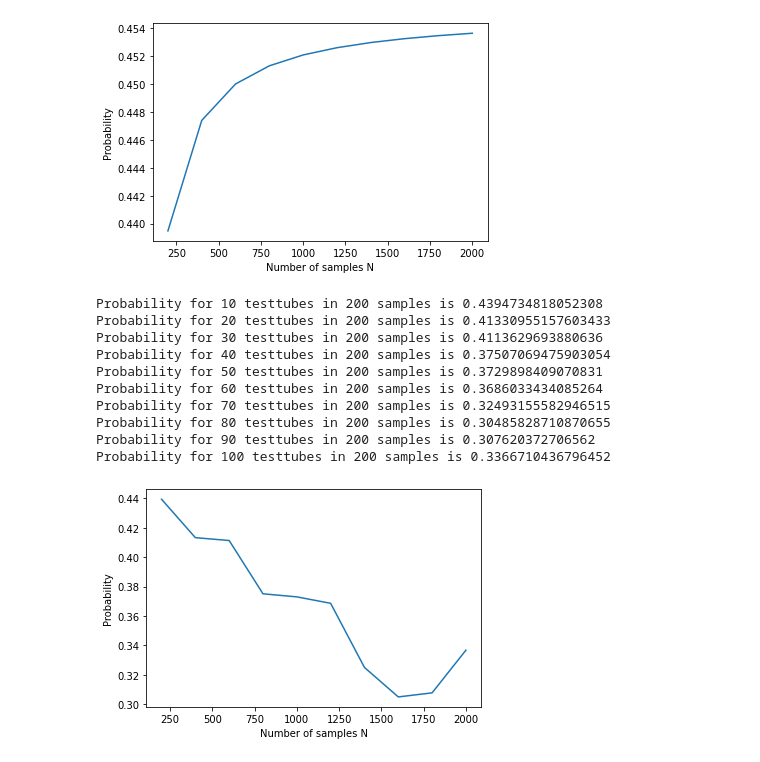
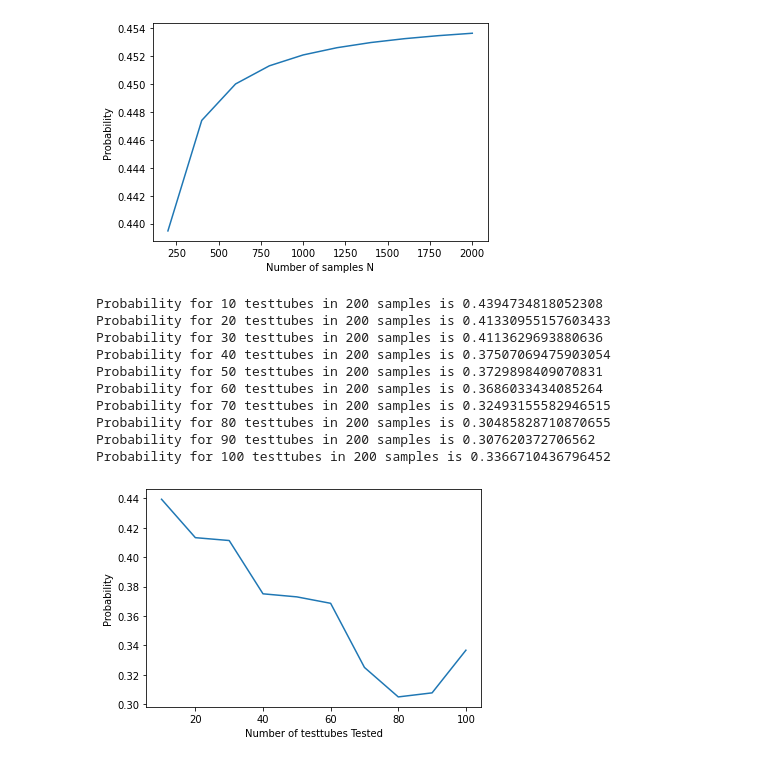
Before and after one commit to rohankalbag/EE325-Assignments, a Jupyter notebook: Assignment 3/Q2.ipynb, the cells around one changed output. Cells and saved outputs as stored; diff of their text form; code cells hidden in the pictures.

Commit message:
Added Plots

```diff
--- a/Assignment 3/Q2.ipynb
+++ b/Assignment 3/Q2.ipynb
@@ -227,33 +227,33 @@ for i in range(1, 11):
     for POS in range(2,200 + 1):
         den += (comb(POS,2)*comb(200-POS,10*i-2))
 
     for POS in range(2,200 + 1):
         exp += POS*((comb(POS,2)*comb(200-POS,10*i-2))/den)
 
     exp = int(exp + 1) + 1
     den = 0
     prob = 0
     for POS in range(2,200 + 1):
         den += (comb(POS,2)*comb(200-POS,10*i-2))
 
     for POS in range(exp, 200+1):
         prob += (comb(POS,2)*comb(200-POS,10*i-2))/den
     print("Probability for",10*i,"testtubes in",200,"samples is",prob)
     problist += [prob]
 
 plt.ylabel("Probability")
-plt.xlabel("Number of samples N")
-plt.plot(range(200,2200,200),problist)
+plt.xlabel("Number of testtubes Tested")
+plt.plot(range(10,110,10),problist)
 plt.show()
 # %% [output]
 Probability for 10 testtubes in 200 samples is 0.4394734818052308
 Probability for 20 testtubes in 200 samples is 0.41330955157603433
 Probability for 30 testtubes in 200 samples is 0.4113629693880636
 Probability for 40 testtubes in 200 samples is 0.37507069475903054
 Probability for 50 testtubes in 200 samples is 0.3729898409070831
 Probability for 60 testtubes in 200 samples is 0.3686033434085264
 Probability for 70 testtubes in 200 samples is 0.32493155582946515
 Probability for 80 testtubes in 200 samples is 0.30485828710870655
 Probability for 90 testtubes in 200 samples is 0.307620372706562
 Probability for 100 testtubes in 200 samples is 0.3366710436796452
-[figure, old version]
+[figure, new version]
```
